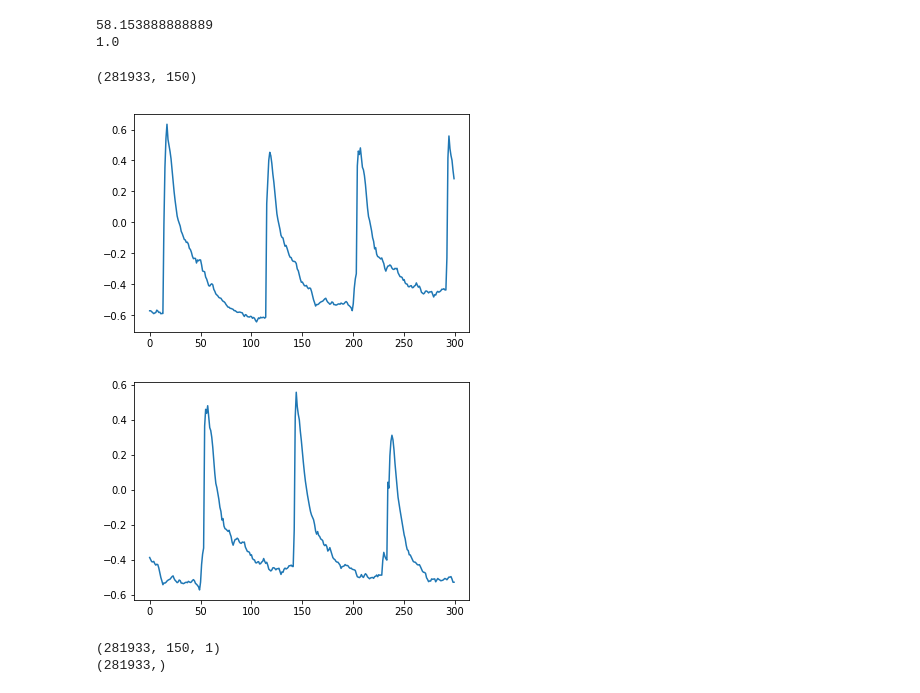
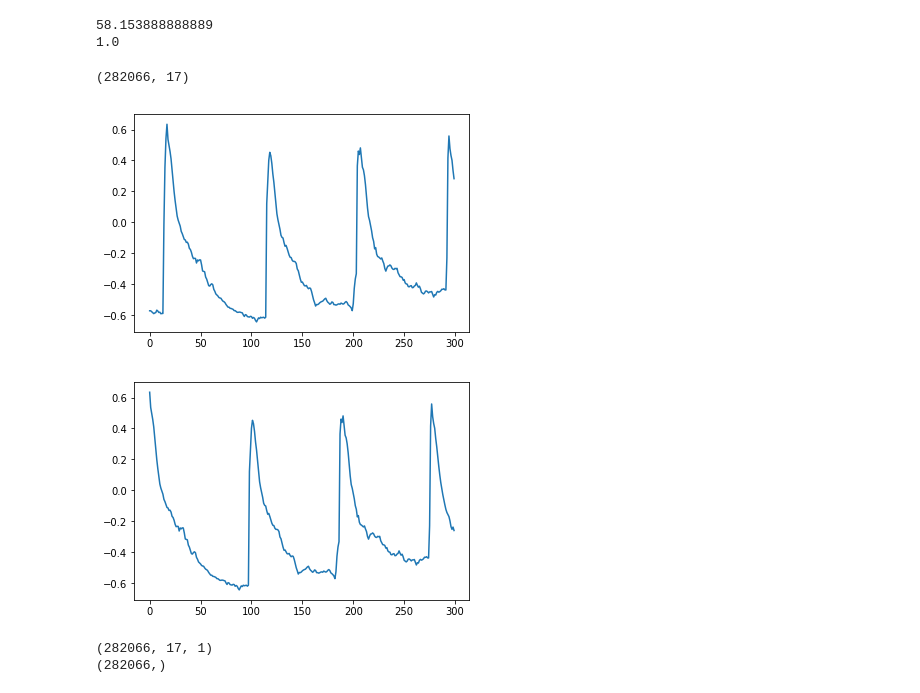
Before and after one commit to clkruse/OldFaithful, a Jupyter notebook: oldFaithfulTemp.ipynb, the cells around one changed output. Saved outputs shown, nothing was run; the diff lists cells and outputs as text; code cells hidden in the pictures.

```diff
--- a/oldFaithfulTemp.ipynb
+++ b/oldFaithfulTemp.ipynb
@@ -17,5 +16,5 @@ Using TensorFlow backend.
 # %%
-temp = genfromtxt(fname = '/Users/ckruse/Downloads/Old_Faithful_Logger.tsv', delimiter = '	')
+temp = genfromtxt(fname = '/Users/ckruse/Documents/GitHub/OldFaithful/Old_Faithful_Logger.tsv', delimiter = '	')
 time = temp[1:-1,0]
 temp = temp[1:-1,1]
 np.shape(temp)
@@ -40,24 +39,24 @@ def create_dataset(dataset, look_back):
 		dataY.append(dataset[i + look_back])
 	return np.array(dataX), np.array(dataY)
 # %%
-X, Y = create_dataset(temp, 150)
+X, Y = create_dataset(temp, 17)
 
 print(X.shape)
 plt.plot(X[0:300,0])
 plt.show()
 plt.plot(Y[0:300])
 plt.show()
 X = X.reshape(X.shape[0], X.shape[1], 1)
 Y = Y.reshape(Y.shape[0])
 
 print(X.shape)
 print(Y.shape)
 # %% [output]
-(281933, 150)
+(282066, 17)
 [figure]
-[figure, old version]
+[figure, new version]
-(281933, 150, 1)
-(281933,)
+(282066, 17, 1)
+(282066,)
 # %%
 from keras.layers import Conv1D, Dense, MaxPooling1D, Flatten
 
```
Also changed, not shown: parts of 7 cells of this notebook.
